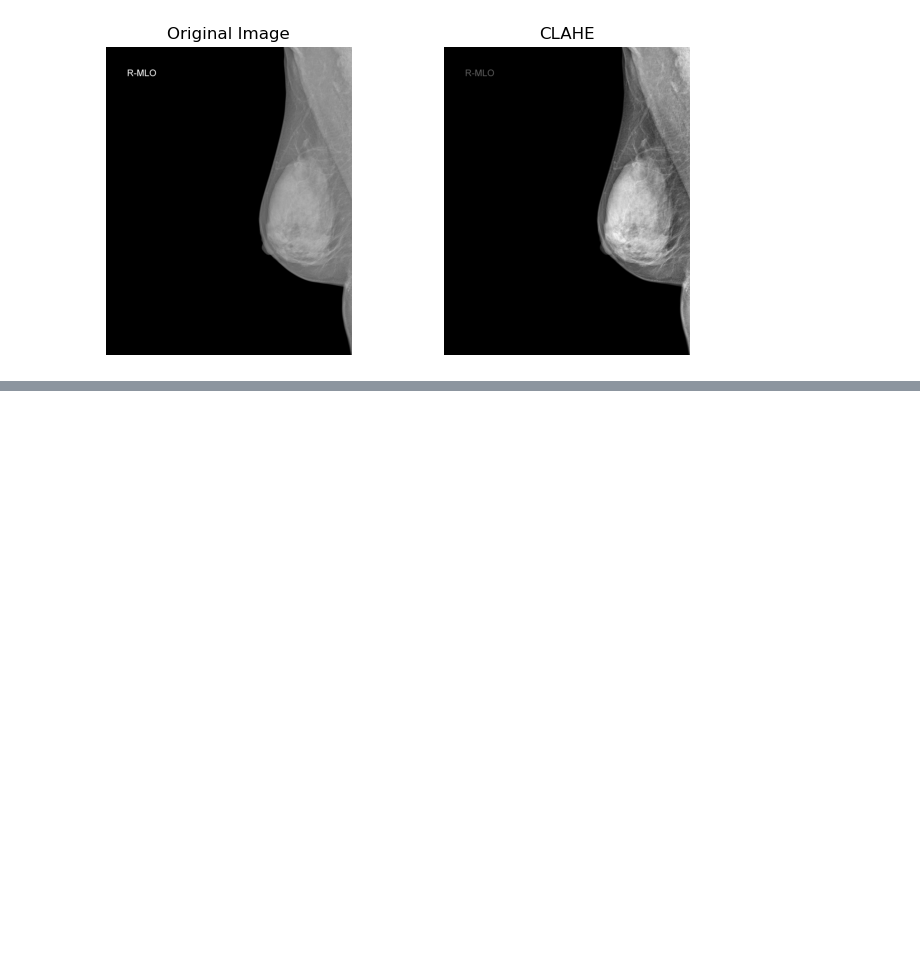
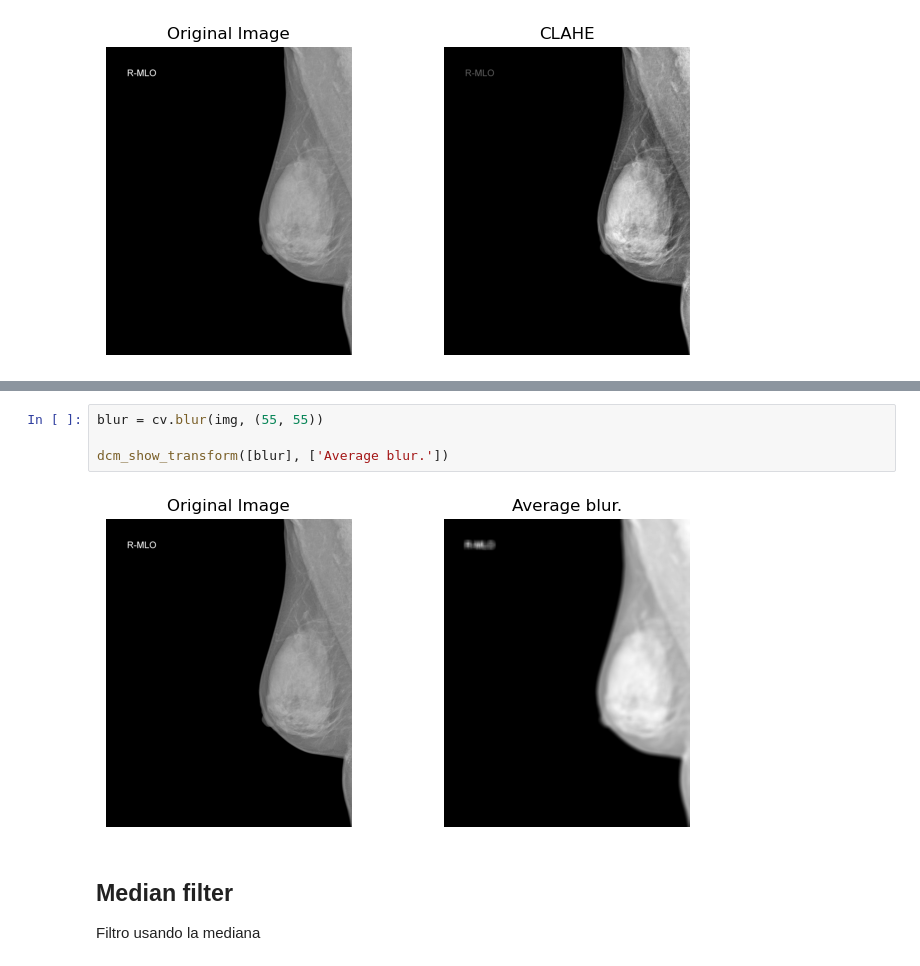
Before and after one commit to jefftorres/med-img, a Jupyter notebook: transforms.ipynb, the cells around one changed output, grey strips where cells are left out. Drawn from its saved outputs; the diff is of its cells as text; blank space fills up the shorter version.

Commit message:
Added blur filters

```diff
--- a/transforms.ipynb
+++ b/transforms.ipynb
@@ -164,0 +189,10 @@ dcm_show_transform([dcm_clahe], ['CLAHE'])
+# %%
+blur = cv.blur(img, (55, 55))
+
+dcm_show_transform([blur], ['Average blur.'])
+# %% [output]
+[figure, added]
+# %% [markdown]
+## Median filter
+
+Filtro usando la mediana
```
Also changed, not shown: parts of 8 cells of this notebook.
